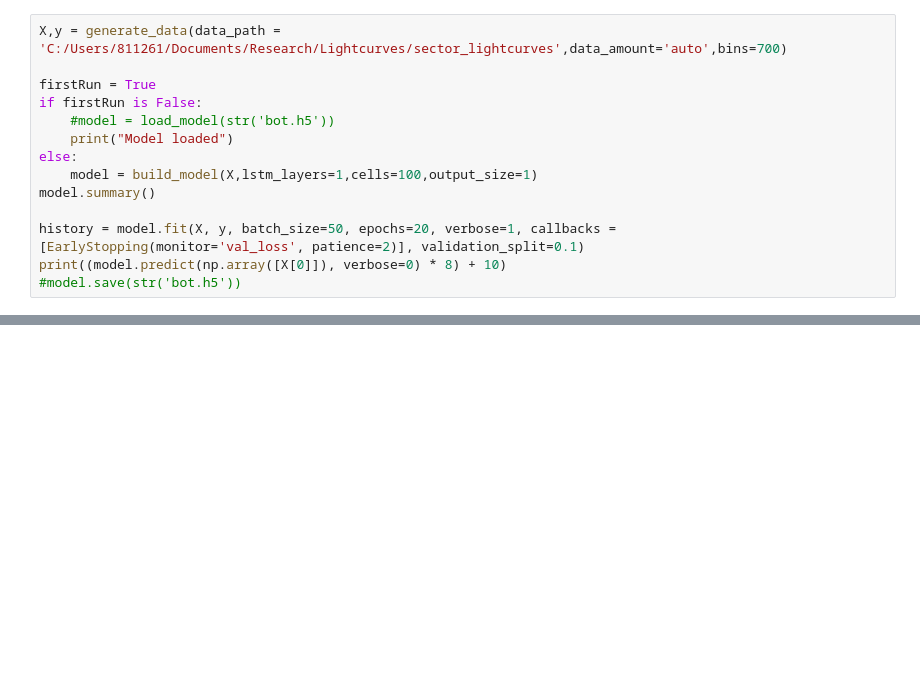
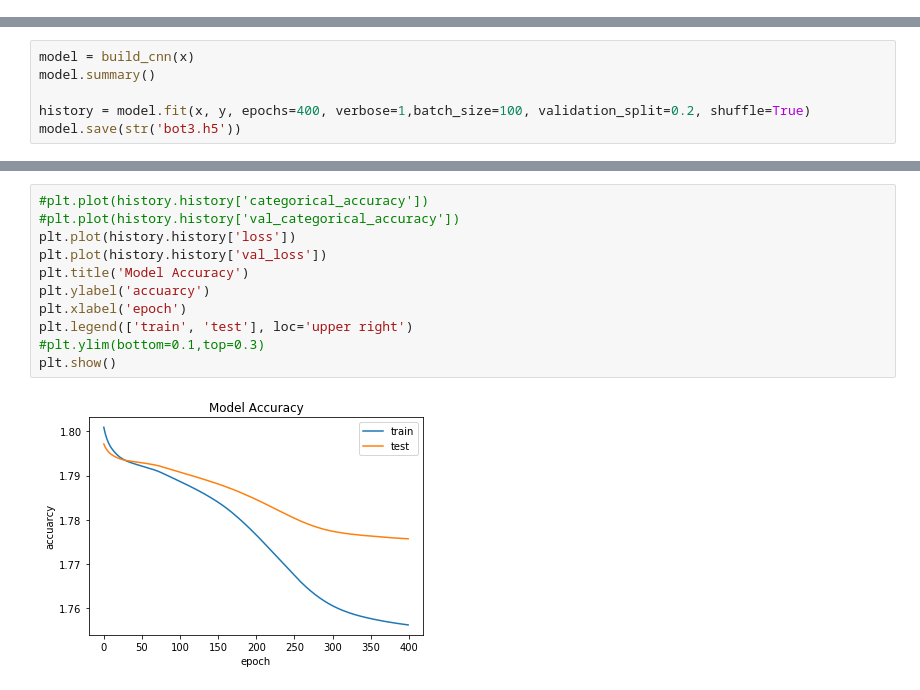
Before and after one commit to AlexanderEvitt/QuasVar, a Jupyter notebook: Code/rnn.ipynb, the cells around one changed output, grey strips where cells are left out. Drawn from its saved outputs; the diff is of its cells as text; blank space fills up the shorter version.

```diff
--- a/Code/rnn.ipynb
+++ b/Code/rnn.ipynb
@@ -81,14 +66,0 @@ def generate_data(data_path, data_amount, bins=1000):
-# %%
-X,y = generate_data(data_path = 'C:/Users/811261/Documents/Research/Lightcurves/sector_lightcurves',data_amount='auto',bins=700)
-
-firstRun = True
-if firstRun is False:
-    #model = load_model(str('bot.h5'))
-    print("Model loaded")
-else:
-    model = build_model(X,lstm_layers=1,cells=100,output_size=1)
-model.summary()
-
-history = model.fit(X, y, batch_size=50, epochs=20, verbose=1, callbacks = [EarlyStopping(monitor='val_loss', patience=2)], validation_split=0.1)
-print((model.predict(np.array([X[0]]), verbose=0) * 8) + 10)
-#model.save(str('bot.h5'))
@@ -122,0 +72,6 @@ print(device_lib.list_local_devices())
+# %%
+model = build_cnn(x)
+model.summary()
+
+history = model.fit(x, y, epochs=400, verbose=1,batch_size=100, validation_split=0.2, shuffle=True)
+model.save(str('bot3.h5'))
@@ -122,0 +96,13 @@ print(device_lib.list_local_devices())
+# %%
+#plt.plot(history.history['categorical_accuracy'])
+#plt.plot(history.history['val_categorical_accuracy'])
+plt.plot(history.history['loss'])
+plt.plot(history.history['val_loss'])
+plt.title('Model Accuracy')
+plt.ylabel('accuarcy')
+plt.xlabel('epoch')
+plt.legend(['train', 'test'], loc='upper right')
+#plt.ylim(bottom=0.1,top=0.3)
+plt.show()
+# %% [output]
+[figure, added]
```
Also changed, not shown: parts of 19 cells of this notebook, 3 other files.
